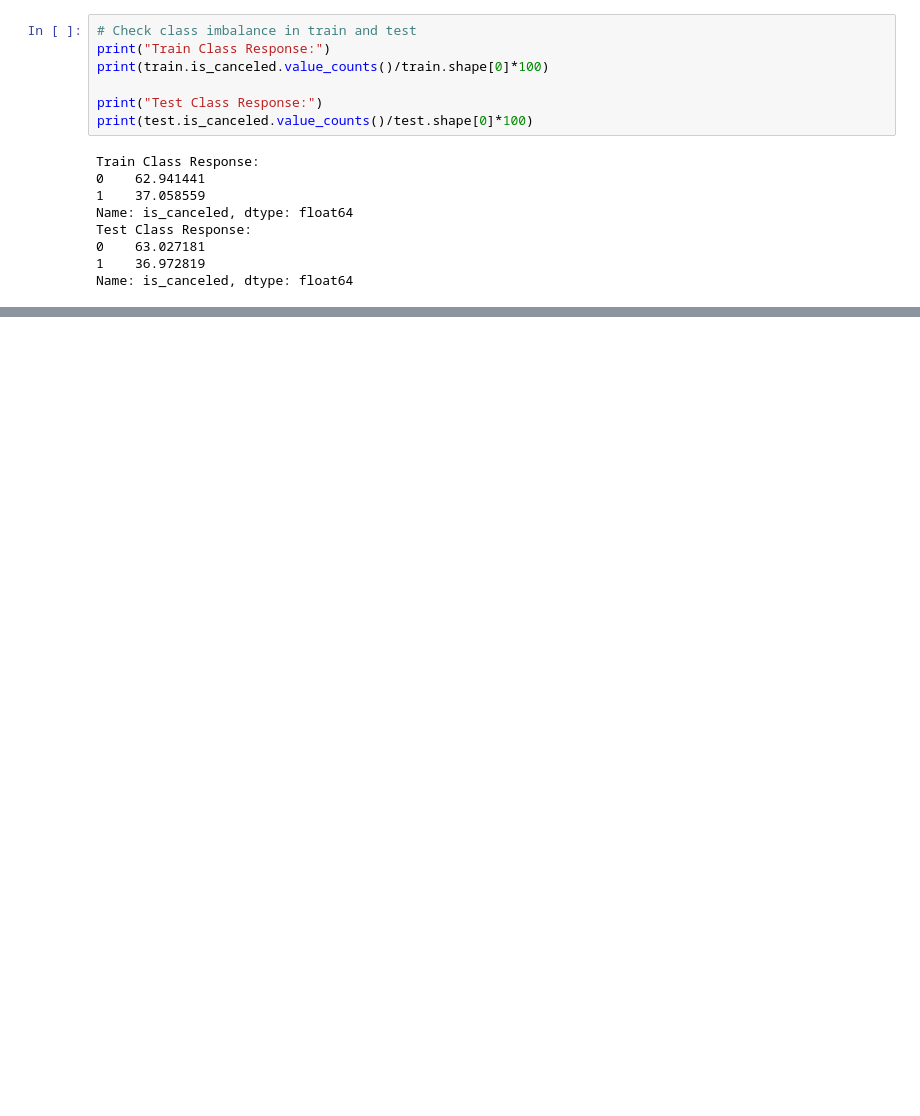
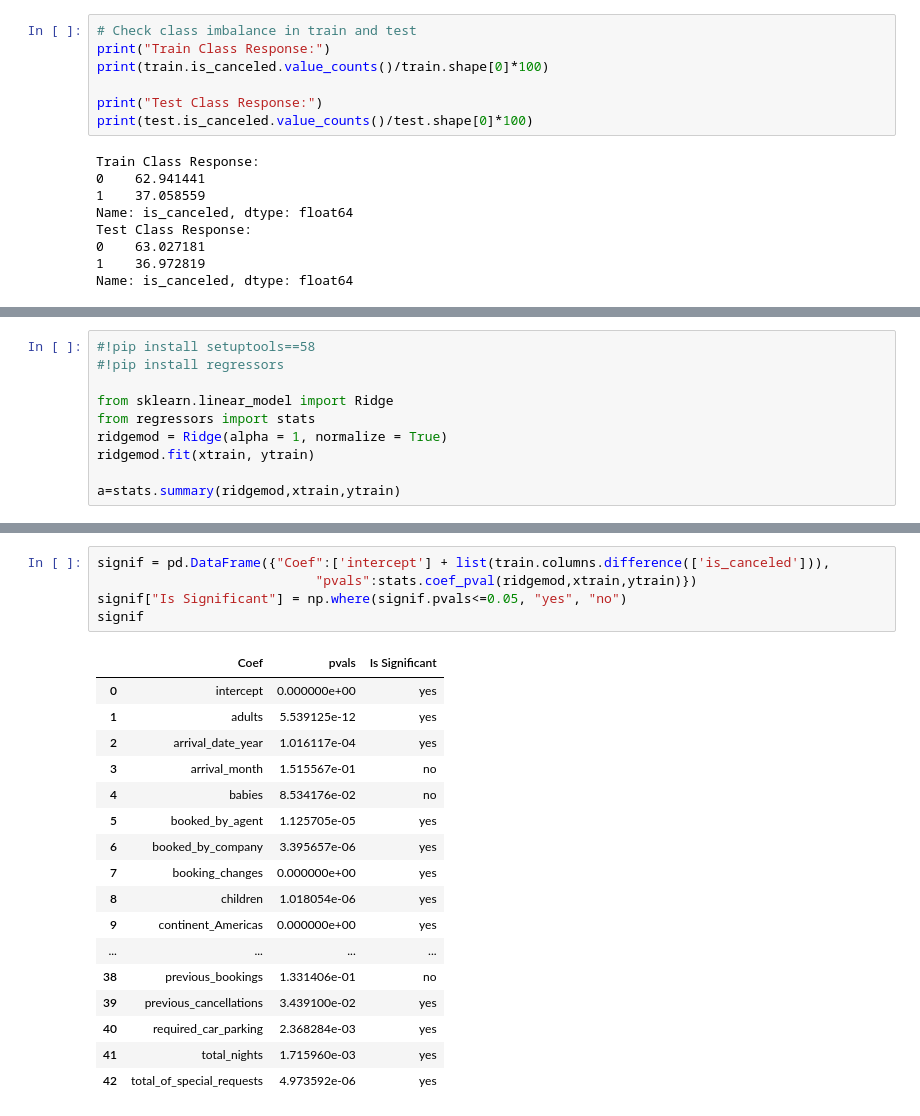
Before and after one commit to wenchengking/End-to-End-Hotel-Booking-Cancellation-Machine-Learning-Model, a Jupyter notebook: 05_Modeling/LogisticRegression.ipynb, the cells around one changed output, grey strips where cells are left out. Drawn from its saved outputs; the diff is of its cells as text; blank space fills up the shorter version.

```diff
--- a/05_Modeling/LogisticRegression.ipynb
+++ b/05_Modeling/LogisticRegression.ipynb
@@ -124,0 +303,10 @@ https://www.justintodata.com/logistic-regression-example-in-python/
+# %%
+#!pip install setuptools==58
+#!pip install regressors
+
+from sklearn.linear_model import Ridge
+from regressors import stats
+ridgemod = Ridge(alpha = 1, normalize = True)
+ridgemod.fit(xtrain, ytrain)
+
+a=stats.summary(ridgemod,xtrain,ytrain)
@@ -124,0 +353,23 @@ https://www.justintodata.com/logistic-regression-example-in-python/
+# %%
+signif = pd.DataFrame({"Coef":['intercept'] + list(train.columns.difference(['is_canceled'])),
+                            "pvals":stats.coef_pval(ridgemod,xtrain,ytrain)})
+signif["Is Significant"] = np.where(signif.pvals<=0.05, "yes", "no")
+signif
+# %% [output]
+|  | Coef | pvals | Is Significant |
+| 0 | intercept | 0.000000e+00 | yes |
+| 1 | adults | 5.539125e-12 | yes |
+| 2 | arrival_date_year | 1.016117e-04 | yes |
+| 3 | arrival_month | 1.515567e-01 | no |
+| 4 | babies | 8.534176e-02 | no |
+| 5 | booked_by_agent | 1.125705e-05 | yes |
+| 6 | booked_by_company | 3.395657e-06 | yes |
+| 7 | booking_changes | 0.000000e+00 | yes |
+| 8 | children | 1.018054e-06 | yes |
+| 9 | continent_Americas | 0.000000e+00 | yes |
+| ... | ... | ... | ... |
+| 38 | previous_bookings | 1.331406e-01 | no |
+| 39 | previous_cancellations | 3.439100e-02 | yes |
+| 40 | required_car_parking | 2.368284e-03 | yes |
+| 41 | total_nights | 1.715960e-03 | yes |
+| 42 | total_of_special_requests | 4.973592e-06 | yes |
```
Also changed, not shown: parts of 25 cells of this notebook.
